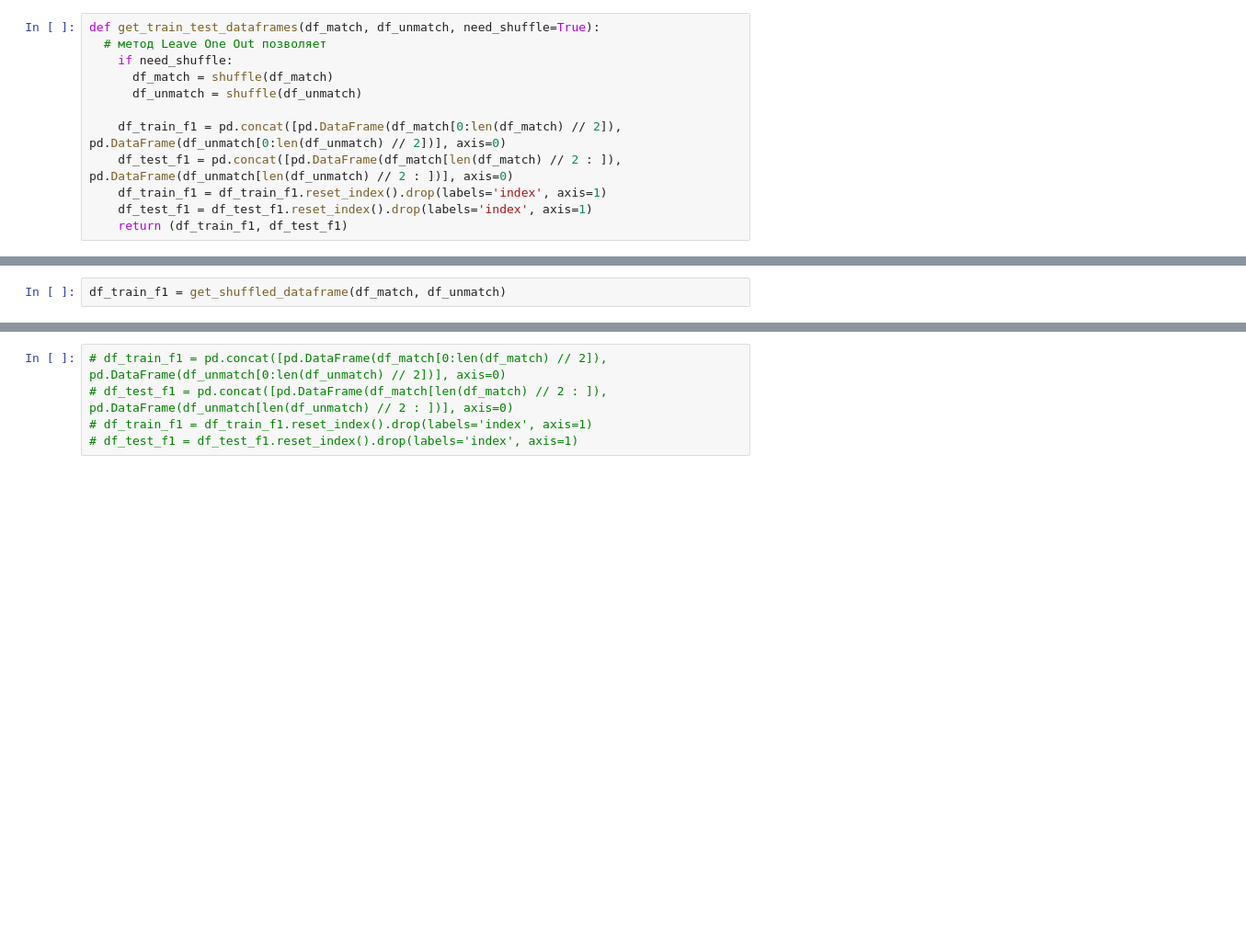
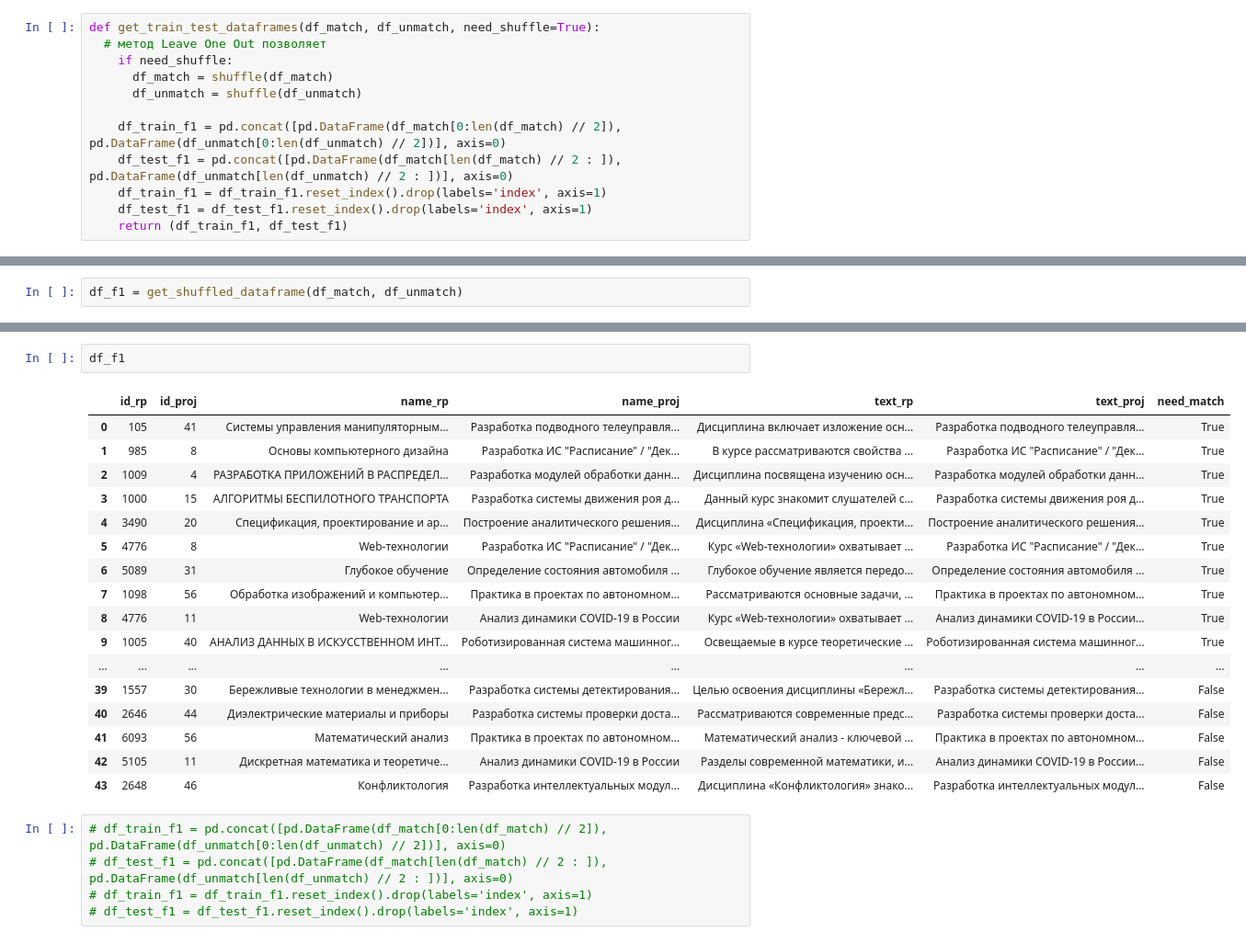
Before and after one commit to Andrexus23/Diploma-NLP, a Jupyter notebook: Notebooks/CodeTransformer.ipynb, the cells around one changed output, grey strips where cells are left out. Shown at 92% size. Saved outputs shown, nothing was run; the diff lists cells and outputs as text; blank space fills up the shorter version.

```diff
--- a/Notebooks/CodeTransformer.ipynb
+++ b/Notebooks/CodeTransformer.ipynb
@@ -336,2 +383,2 @@ def get_shuffled_dataframe(df_match, df_unmatch, need_shuffle=True):
 # %%
-df_train_f1 = get_shuffled_dataframe(df_match, df_unmatch)
+df_f1 = get_shuffled_dataframe(df_match, df_unmatch)
@@ -358,3 +385,23 @@ df_train_f1
+# %%
+df_f1
+# %% [output]
+|  | id_rp | id_proj | name_rp | name_proj | text_rp | text_proj | need_match |
+| 0 | 105 | 41 | Системы управления манипуляторным... | Разработка подводного телеуправля... | Дисциплина включает изложение осн... | Разработка подводного телеуправля... | True |
+| 1 | 985 | 8 | Основы компьютерного дизайна | Разработка ИС "Расписание" / "Дек... | В курсе рассматриваются свойства ... | Разработка ИС "Расписание" / "Дек... | True |
+| 2 | 1009 | 4 | РАЗРАБОТКА ПРИЛОЖЕНИЙ В РАСПРЕДЕЛ... | Разработка модулей обработки данн... | Дисциплина посвящена изучению осн... | Разработка модулей обработки данн... | True |
+| 3 | 1000 | 15 | АЛГОРИТМЫ БЕСПИЛОТНОГО ТРАНСПОРТА | Разработка системы движения роя д... | Данный курс знакомит слушателей с... | Разработка системы движения роя д... | True |
+| 4 | 3490 | 20 | Спецификация, проектирование и ар... | Построение аналитического решения... | Дисциплина «Спецификация, проекти... | Построение аналитического решения... | True |
+| 5 | 4776 | 8 | Web-технологии | Разработка ИС "Расписание" / "Дек... | Курс «Web-технологии» охватывает ... | Разработка ИС "Расписание" / "Дек... | True |
+| 6 | 5089 | 31 | Глубокое обучение | Определение состояния автомобиля ... | Глубокое обучение является передо... | Определение состояния автомобиля ... | True |
+| 7 | 1098 | 56 | Обработка изображений и компьютер... | Практика в проектах по автономном... | Рассматриваются основные задачи, ... | Практика в проектах по автономном... | True |
+| 8 | 4776 | 11 | Web-технологии | Анализ динамики COVID-19 в России | Курс «Web-технологии» охватывает ... | Анализ динамики COVID-19 в России... | True |
+| 9 | 1005 | 40 | АНАЛИЗ ДАННЫХ В ИСКУССТВЕННОМ ИНТ... | Роботизированная система машинног... | Освещаемые в курсе теоретические ... | Роботизированная система машинног... | True |
+| ... | ... | ... | ... | ... | ... | ... | ... |
+| 39 | 1557 | 30 | Бережливые технологии в менеджмен... | Разработка системы детектирования... | Целью освоения дисциплины «Бережл... | Разработка системы детектирования... | False |
+| 40 | 2646 | 44 | Диэлектрические материалы и приборы | Разработка системы проверки доста... | Рассматриваются современные предс... | Разработка системы проверки доста... | False |
+| 41 | 6093 | 56 | Математический анализ | Практика в проектах по автономном... | Математический анализ - ключевой ... | Практика в проектах по автономном... | False |
+| 42 | 5105 | 11 | Дискретная математика и теоретиче... | Анализ динамики COVID-19 в России | Разделы современной математики, и... | Анализ динамики COVID-19 в России... | False |
+| 43 | 2648 | 46 | Конфликтология | Разработка интеллектуальных модул... | Дисциплина «Конфликтология» знако... | Разработка интеллектуальных модул... | False |
 # %%
 # df_train_f1 = pd.concat([pd.DataFrame(df_match[0:len(df_match) // 2]), pd.DataFrame(df_unmatch[0:len(df_unmatch) // 2])], axis=0)
 # df_test_f1 = pd.concat([pd.DataFrame(df_match[len(df_match) // 2 : ]), pd.DataFrame(df_unmatch[len(df_unmatch) // 2 : ])], axis=0)
```
Also changed, not shown: parts of 40 cells of this notebook, 1 other file.
